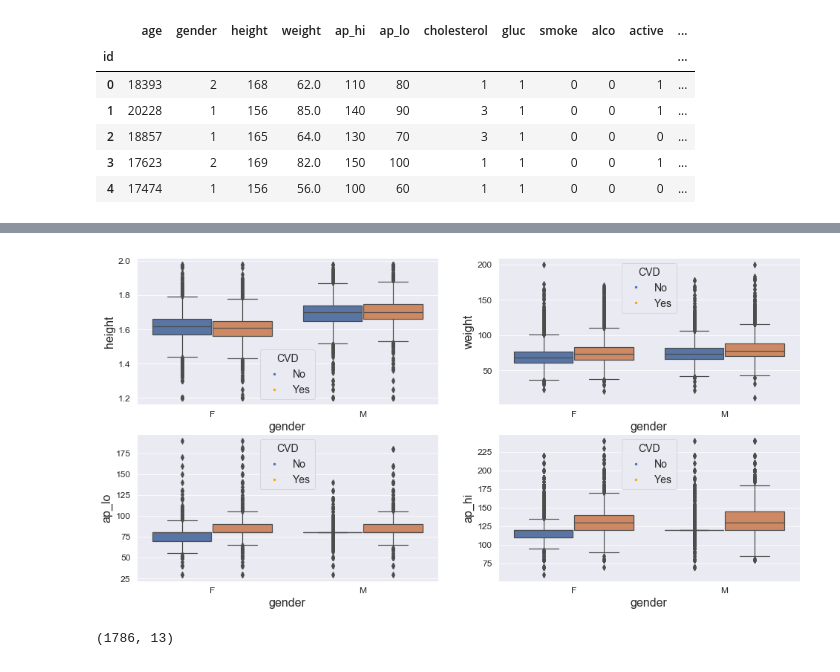
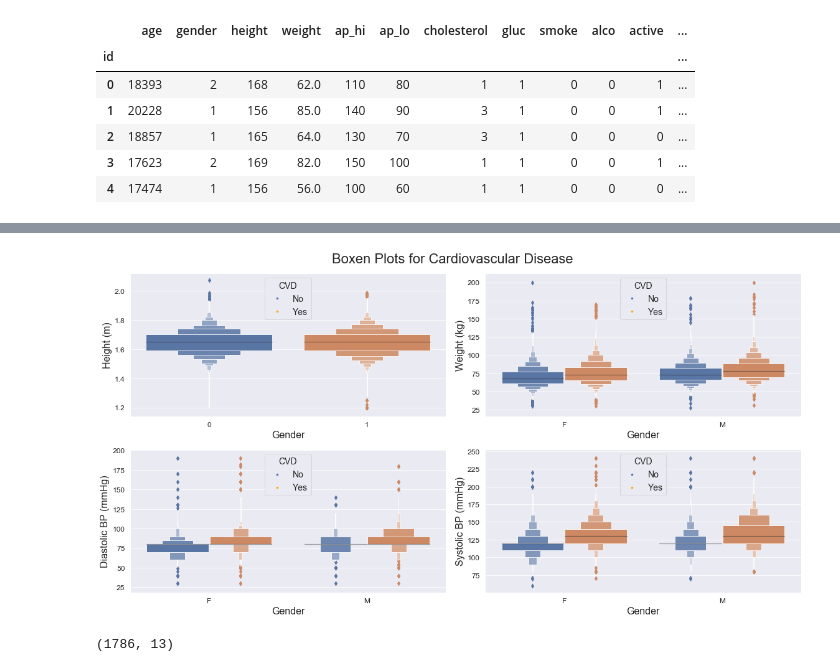
Before and after one commit to cmcdonold/Springboard, a Jupyter notebook: Capstone Project II/Capstone_II_EDA.ipynb, the cells around one changed output, grey strips where cells are left out. Cells and saved outputs as stored; diff of their text form; code cells hidden in the pictures.

```diff
--- a/Capstone Project II/Capstone_II_EDA.ipynb
+++ b/Capstone Project II/Capstone_II_EDA.ipynb
@@ -31,7 +31,7 @@ plt.rc('font', size=16)         # controls default text sizes
 plt.rc('axes', titlesize=18)    # fontsize of the axes title
 plt.rc('axes', labelsize=16)    # fontsize of the x and y labels
 plt.rc(['xtick', 'ytick'], labelsize=12)   # fontsize of the tick labels
-plt.rc('legend', fontsize=14, title_fontsize= 14, loc='upper left')   # fontsize of the legend labels
+plt.rc('legend', fontsize=14, title_fontsize= 14, loc='best')   # fontsize of the legend labels
 
 # Read files with training dataset and cancer labels into pandas DataFrames
 file = 'cardio_train.csv'
@@ -68,7 +68,7 @@ data.head()
 | 4 | 17474 | 1 | 156 | 56.0 | 100 | 60 | 1 | 1 | 0 | 0 | 0 | ... |
 # %%
 # Convert 'age' units from days to years
-data['age'] = np.floor(data['age'] / 365)
+data['age'] = round((data['age'] / 365), 2)
 
 # Convert 'height' units from cm to m
 data['height'] = data['height']/100
@@ -78,7 +78,9 @@ data['BMI'] = round((data['weight'] / data['height']**2), 1)
 
 # Convert gender to categorical datatype and rename categories 'F' and 'M'
 data.gender = data.gender.astype('category')
-data['gender'].cat.rename_categories(['F', 'M'], inplace=True)
+data.gender.cat.rename_categories(['F', 'M'], inplace=True)
+
+data.ap_hi = data.ap_hi.astype('float')
 
 data.head()
 # %% [output]
@@ -193,9 +216,12 @@ data.sort_values(by=['ap_hi'], axis=0, ascending=False).head(15)
 # %%
 # Filter out height outliers
-df = data[(data.height >= 1.2) & (data.height <= 2)]
+df = data[(data.height >= 1.2) & (data.height <= 2.1)]
 
 # Filter out abnormal blood pressure readings
 df = df[(df.ap_hi < 300) & (df.ap_hi > 50) & (df.ap_lo > 20) & (df.ap_lo < 300)]
+
+# Filter out BMI outliers
+df = df[(df.BMI > 10)]
 print(df.info())
 # %% [output]
 <class 'pandas.core.frame.DataFrame'>
@@ -336,25 +483,35 @@ plt.show()
 # %%
-plt.figure(figsize=(16,8))
+fig, axs = plt.subplots(2,2, figsize=(16,8))
+fig.suptitle("Boxen Plots for Cardiovascular Disease", y=1.03, fontsize=22)
 
 plt.subplot(2,2,1)
-sns.boxplot(x="gender", y="height", hue="cardio", data=df)
-plt.legend(custom, ['No', 'Yes'], title='CVD', loc='best')
+sns.boxenplot(x="cardio", y="height", data=df)
+plt.xlabel('Gender')
+plt.ylabel('Height (m)')
+plt.legend(custom, ['No', 'Yes'], title='CVD', loc='upper center')
 
 plt.subplot(2,2,2)
-sns.boxplot(x="gender", y="weight", hue="cardio", data=df)
-plt.legend(custom, ['No', 'Yes'], title='CVD', loc='best')
+sns.boxenplot(x="gender", y="weight", hue="cardio", data=df)
+plt.xlabel('Gender')
+plt.ylabel('Weight (kg)')
+plt.legend(custom, ['No', 'Yes'], title='CVD', loc='upper center')
 
 plt.subplot(2,2,3)
-sns.boxplot(x="gender", y="ap_lo", hue="cardio", data=df)
-plt.legend(custom, ['No', 'Yes'], title='CVD', loc='best')
+sns.boxenplot(x="gender", y="ap_lo", hue="cardio", data=df)
+plt.xlabel('Gender')
+plt.ylabel('Diastolic BP (mmHg)')
+plt.legend(custom, ['No', 'Yes'], title='CVD', loc='upper center')
 
 plt.subplot(2,2,4)
-sns.boxplot(x="gender", y="ap_hi", hue="cardio", data=df)
-plt.legend(custom, ['No', 'Yes'], title='CVD', loc='best')
+sns.boxenplot(x="gender", y="ap_hi", hue="cardio", data=df)
+plt.xlabel('Gender')
+plt.ylabel('Systolic BP (mmHg)')
+plt.legend(custom, ['No', 'Yes'], title='CVD', loc='upper center')
 
+plt.tight_layout()
 plt.show()
 # %% [output]
-[figure, old version]
+[figure, new version]
 # %%
 # Determine the number of patients with BMI greater or equal to 40
 high_BMI = df[df.BMI >= 40].copy()
```
Also changed, not shown: parts of 36 cells of this notebook, 16 other files.
